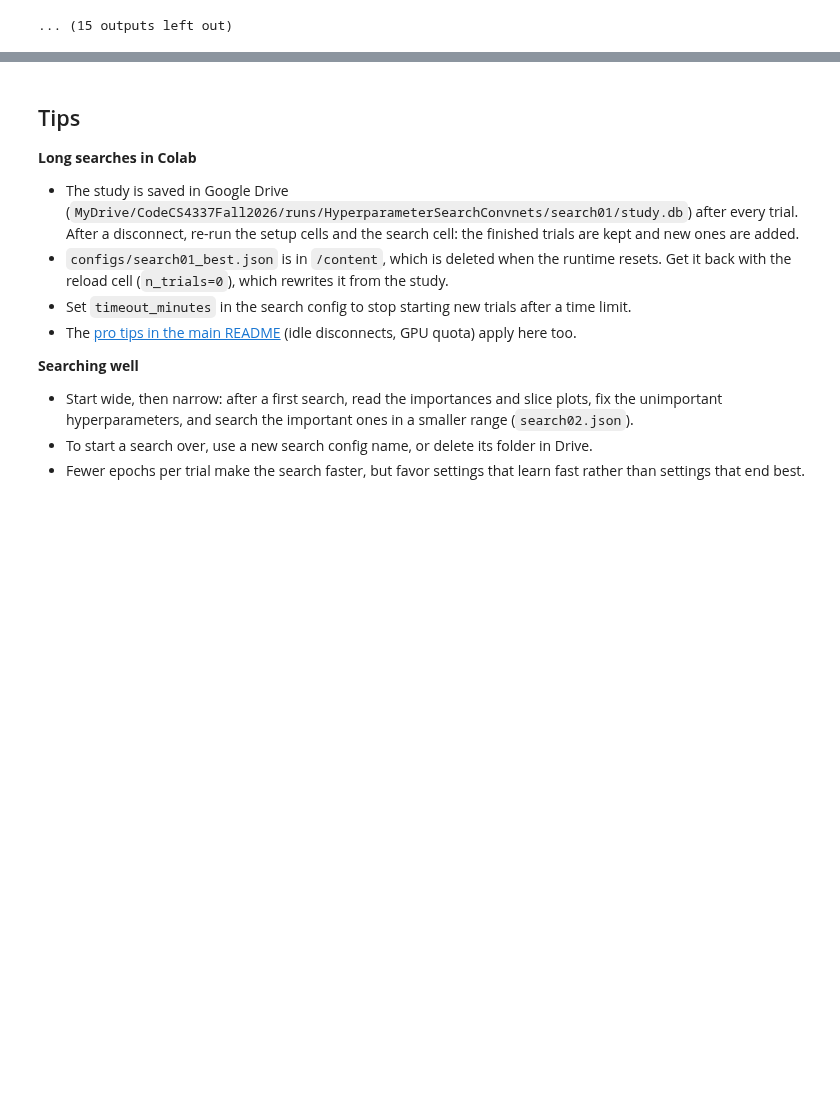
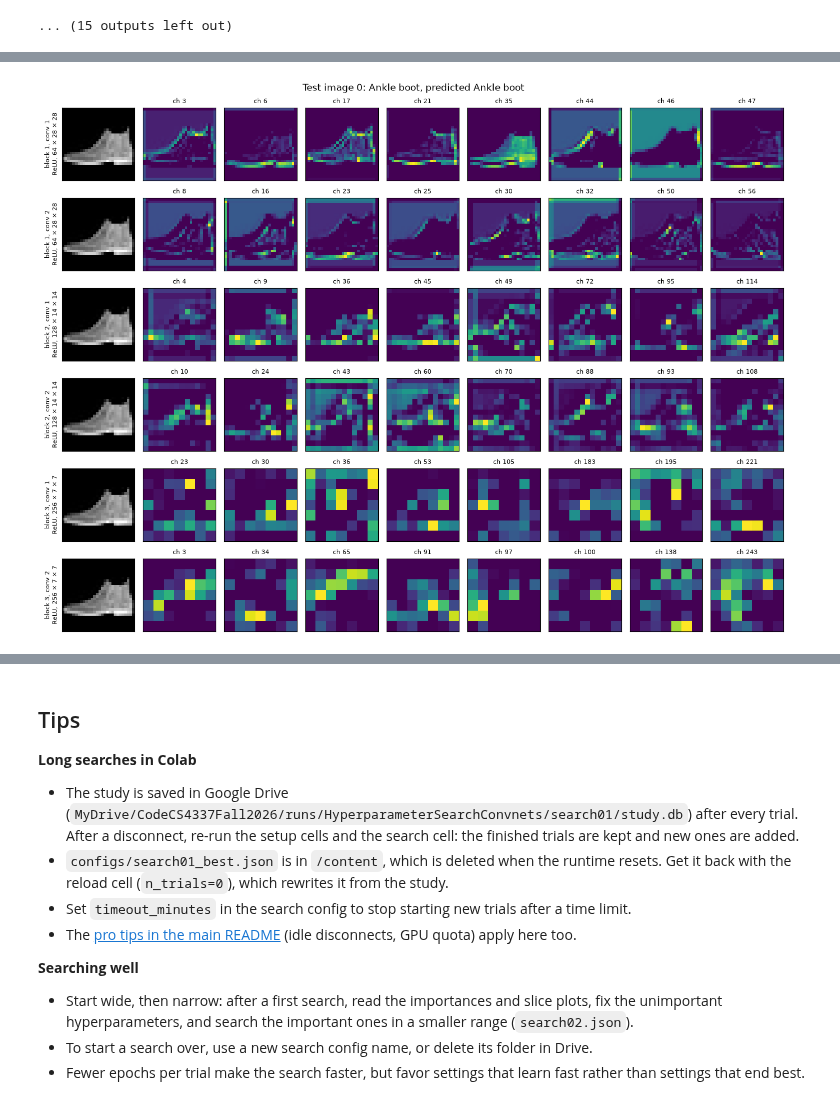
Before and after one commit to TXSTCODEPLAYGROUND/CodeCS4337Fall2026, a Jupyter notebook: HyperparameterSearchConvnets/hyperparameter_search_convnets_notebook.ipynb, the cells around one changed output, grey strips where cells are left out. Cells and saved outputs as stored; diff of their text form; code cells hidden in the pictures; blank space fills up the shorter version.

Commit message:
Add Captum section to HyperparameterSearchConvnets notebook: activation maps and Grad-CAM

```diff
--- a/HyperparameterSearchConvnets/hyperparameter_search_convnets_notebook.ipynb
+++ b/HyperparameterSearchConvnets/hyperparameter_search_convnets_notebook.ipynb
@@ -591,0 +653,49 @@ Total FLOPs: 0
+# %%
+from captum.attr import LayerActivation
+
+from HyperparameterSearchConvnets.models.components.convnet import ACTIVATIONS
+
+INDEX = 0  # which test image
+N_CHANNELS = 8  # channels shown per layer, picked at random
+CHANNEL_SEED = 0
+
+# The activation after each convolution: inside conv_layers, then the block's last one.
+activation_types = tuple(ACTIVATIONS.values())
+relu_layers = {}
+for b, block in enumerate(net.blocks, start=1):
+    inner = [m for m in block.conv_layers if isinstance(m, activation_types)]
+    for c, layer in enumerate([*inner, block.activation], start=1):
+        relu_layers[f"block {b}, conv {c}"] = layer
+
+image, label = test_set[INDEX]
+x = image.unsqueeze(0)
+with torch.no_grad():
+    pred = net(x).argmax(dim=1).item()
+activations = LayerActivation(net, list(relu_layers.values())).attribute(x)
+
+generator = torch.Generator().manual_seed(CHANNEL_SEED)
+fig, axes = plt.subplots(
+    len(relu_layers),
+    N_CHANNELS + 1,
+    figsize=(1.5 * (N_CHANNELS + 1), 1.7 * len(relu_layers)),
+    squeeze=False,
+)
+for row, (name, layer), activation in zip(axes, relu_layers.items(), activations):
+    activation = activation[0].detach()  # (channels, height, width)
+    picked = torch.randperm(len(activation), generator=generator)[:N_CHANNELS].sort().values
+    size = " × ".join(map(str, activation.shape))
+    row[0].imshow(to_pixels(image), cmap="gray")
+    row[0].set_ylabel(f"{name}\n{type(layer).__name__}, {size}", fontsize=8)
+    for ax, channel in zip(row[1:], picked):
+        ax.imshow(activation[channel], cmap="viridis")
+        ax.set_title(f"ch {channel.item()}", fontsize=8)
+    for ax in row:
+        ax.set_xticks([])
+        ax.set_yticks([])
+fig.suptitle(
+    f"Test image {INDEX}: {test_set.classes[label]}, predicted {test_set.classes[pred]}"
+)
+fig.tight_layout()
+plt.show()
+# %% [output]
+[figure, added]
```
Also changed, not shown: parts of 6 cells of this notebook, 1 other file.
